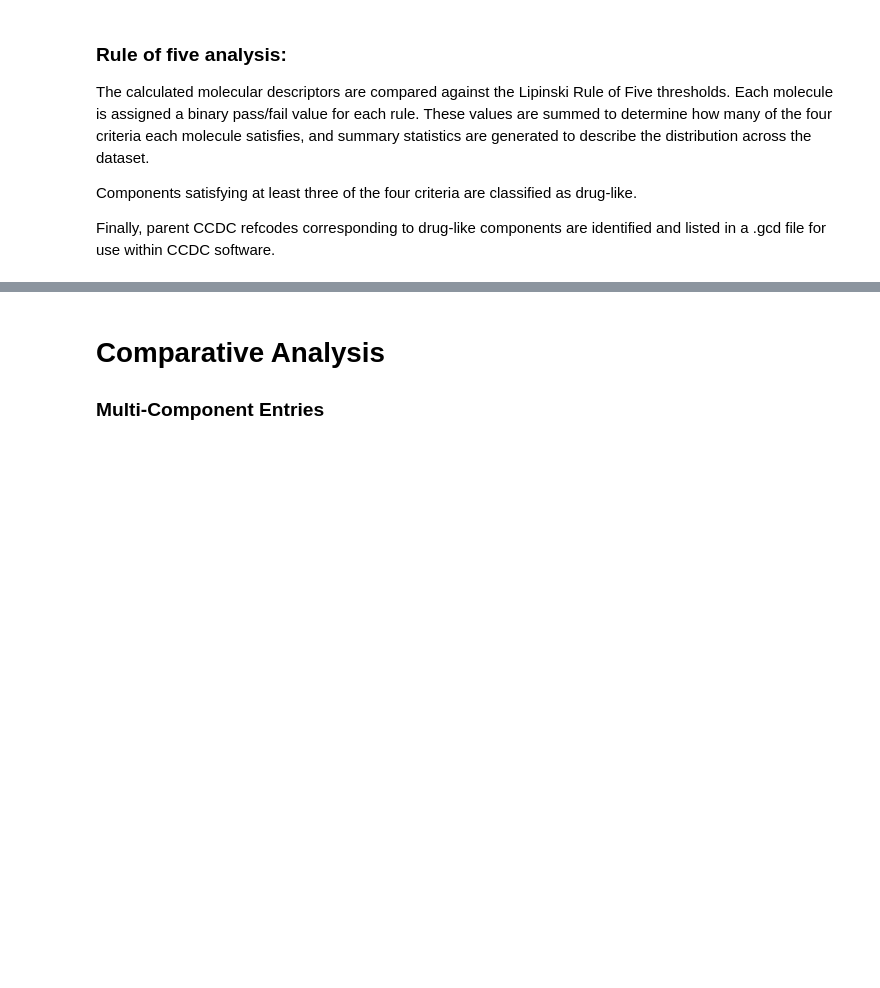
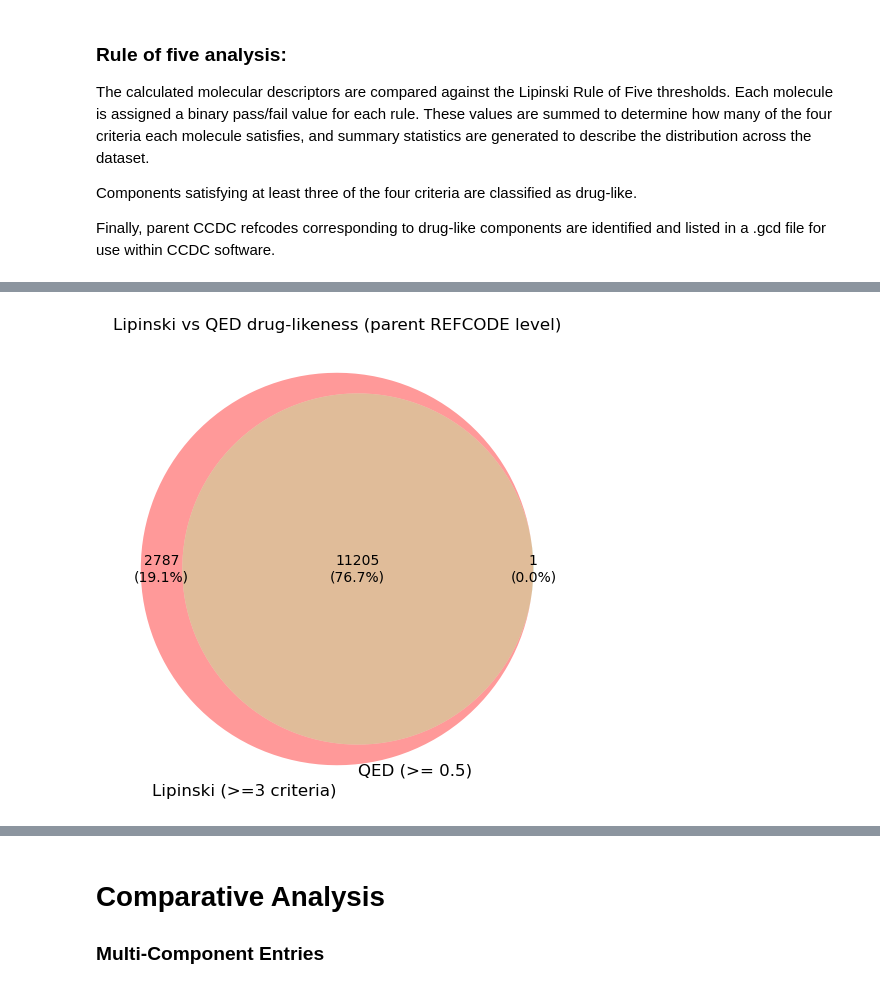
Before and after one commit to dtaverner/Sandpit_CCDC2, a Jupyter notebook: csd_lipinski_final.ipynb, the cells around one changed output, grey strips where cells are left out. Cells and saved outputs as stored; diff of their text form; code cells hidden in the pictures; blank space fills up the shorter version.

```diff
--- a/csd_lipinski_final.ipynb
+++ b/csd_lipinski_final.ipynb
@@ -190,36 +257,36 @@ thresholds = {
 
 # Create binary pass/fail columns for each descriptor
 for col, thresh in thresholds.items():
-    df[f'{col}_bin'] = (df[col] <= thresh).astype(int)
+    lipinski_df[f'{col}_bin'] = (lipinski_df[col] <= thresh).astype(int)
 
 # Calculate the number of Rule of Five criteria satisfied
 bin_cols = ['HBD_bin', 'HBA_bin', 'logP_bin', 'MW_bin']
-df['bin_sum'] = df[bin_cols].sum(axis=1)
+lipinski_df['bin_sum'] = lipinski_df[bin_cols].sum(axis=1)
 
 # Components satisfying at least three of the four criteria
-df["drug_like"] = df["bin_sum"] >= 3
+lipinski_df["drug_like"] = lipinski_df["bin_sum"] >= 3
 
 # REFCODEs where at least one component satisfies all four criteria
 refcodes_all_4 = (
-    df.loc[df["bin_sum"] == 4, "refcode"]
+    lipinski_df.loc[lipinski_df["bin_sum"] == 4, "refcode"]
       .drop_duplicates()
       .sort_values()
 )
 
 # REFCODEs where at least one component satisfies three or more criteria
 refcodes_at_least_3 = (
-    df.loc[df["bin_sum"] >= 3, "refcode"]
+    lipinski_df.loc[lipinski_df["bin_sum"] >= 3, "refcode"]
       .drop_duplicates()
       .sort_values()
 )
 
 # Export the stricter Rule of Five subset
-with Path("{subset_name}_drug_like_refcodes_all_4.gcd").open("w") as f:
+with Path(f"{subset_name}_drug_like_refcodes_all_4.gcd").open("w") as f:
     for refcode in refcodes_all_4:
         f.write(f"{refcode}\n")
 
 # Export the more permissive Rule of Five subset
-with Path("{subset_name}_drug_like_refcodes_at_least_3.gcd").open("w") as f:
+with Path(f"{subset_name}_drug_like_refcodes_at_least_3.gcd").open("w") as f:
     for refcode in refcodes_at_least_3:
         f.write(f"{refcode}\n")
 
@@ -230,0 +341,61 @@ REFCODEs satisfying at least three criteria: 14008
+# %%
+# --- Step 1: Total dataset size (unique parent REFCODEs successfully parsed by RDKit) ---
+total_refcodes = lipinski_df["refcode"].drop_duplicates()
+total_refcodes_count = len(total_refcodes)
+
+# --- Step 2: Parent-level pass sets (reusing refcodes_at_least_3 and qed_drug_like_refcodes) ---
+lipinski_pass_refcodes = set(refcodes_at_least_3)
+qed_pass_refcodes = set(qed_drug_like_refcodes)
+
+# --- Step 3: Percentage of dataset satisfying each criterion (parent REFCODE level) ---
+lipinski_pass_pct = 100 * len(lipinski_pass_refcodes) / total_refcodes_count
+qed_pass_pct = 100 * len(qed_pass_refcodes) / total_refcodes_count
+
+print(f"Total parent REFCODEs (successfully parsed by RDKit): {total_refcodes_count}")
+print(f"REFCODEs with >=1 component satisfying >=3 Lipinski criteria: "
+      f"{len(lipinski_pass_refcodes)} ({lipinski_pass_pct:.2f}%)")
+print(f"REFCODEs with >=1 component satisfying QED >= {qed_threshold}: "
+      f"{len(qed_pass_refcodes)} ({qed_pass_pct:.2f}%)")
+
+# --- Step 4: Compare the two REFCODE-level sets ---
+both_refcodes = sorted(lipinski_pass_refcodes & qed_pass_refcodes)
+lipinski_only_refcodes = sorted(lipinski_pass_refcodes - qed_pass_refcodes)
+qed_only_refcodes = sorted(qed_pass_refcodes - lipinski_pass_refcodes)
+
+print(f"\nREFCODEs satisfying both criteria: {len(both_refcodes)}")
+print(f"REFCODEs satisfying Lipinski only: {len(lipinski_only_refcodes)}")
+print(f"REFCODEs satisfying QED only: {len(qed_only_refcodes)}")
+
+# --- Step 5: Export each category to a .gcd file ---
+def write_gcd(refcodes, filename):
+    with Path(filename).open("w") as f:
+        for refcode in refcodes:
+            f.write(f"{refcode}\n")
+
+write_gcd(both_refcodes, f"{subset_name}_refcodes_both_lipinski_qed.gcd")
+write_gcd(lipinski_only_refcodes, f"{subset_name}_refcodes_lipinski_only.gcd")
+write_gcd(qed_only_refcodes, f"{subset_name}_refcodes_qed_only.gcd")
+
+# --- Step 6: Venn diagram with percentages relative to the whole dataset ---
+plt.figure(figsize=(6, 6))
+
+v = venn2(
+    subsets=(len(lipinski_only_refcodes), len(qed_only_refcodes), len(both_refcodes)),
+    set_labels=("Lipinski (>=3 criteria)", f"QED (>= {qed_threshold})")
+)
+
+# Overwrite each region's label with count + percentage of the whole dataset
+label_data = {
+    "10": len(lipinski_only_refcodes),
+    "01": len(qed_only_refcodes),
+    "11": len(both_refcodes),
+}
+for region_id, count in label_data.items():
+    label = v.get_label_by_id(region_id)
+    if label is not None:
+        pct = 100 * count / total_refcodes_count
+        label.set_text(f"{count}\n({pct:.1f}%)")
+
+plt.title("Lipinski vs QED drug-likeness (parent REFCODE level)")
+plt.show()
+# %% [output]
@@ -231,3 +409,4 @@ REFCODEs satisfying at least three criteria: 14008
+[figure, added]
 # %% [markdown]
 ### Output:
 
```
Also changed, not shown: parts of 25 cells of this notebook.
